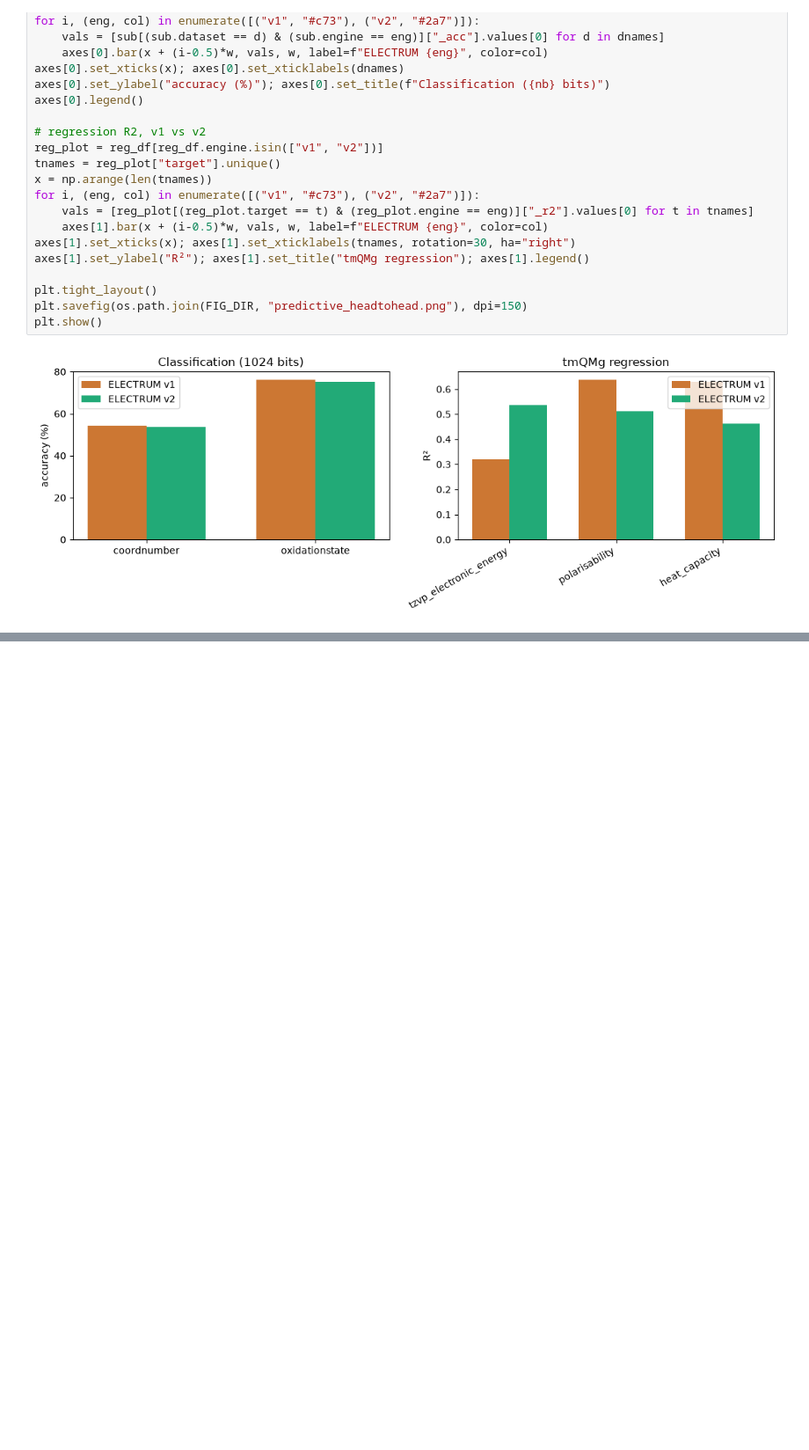
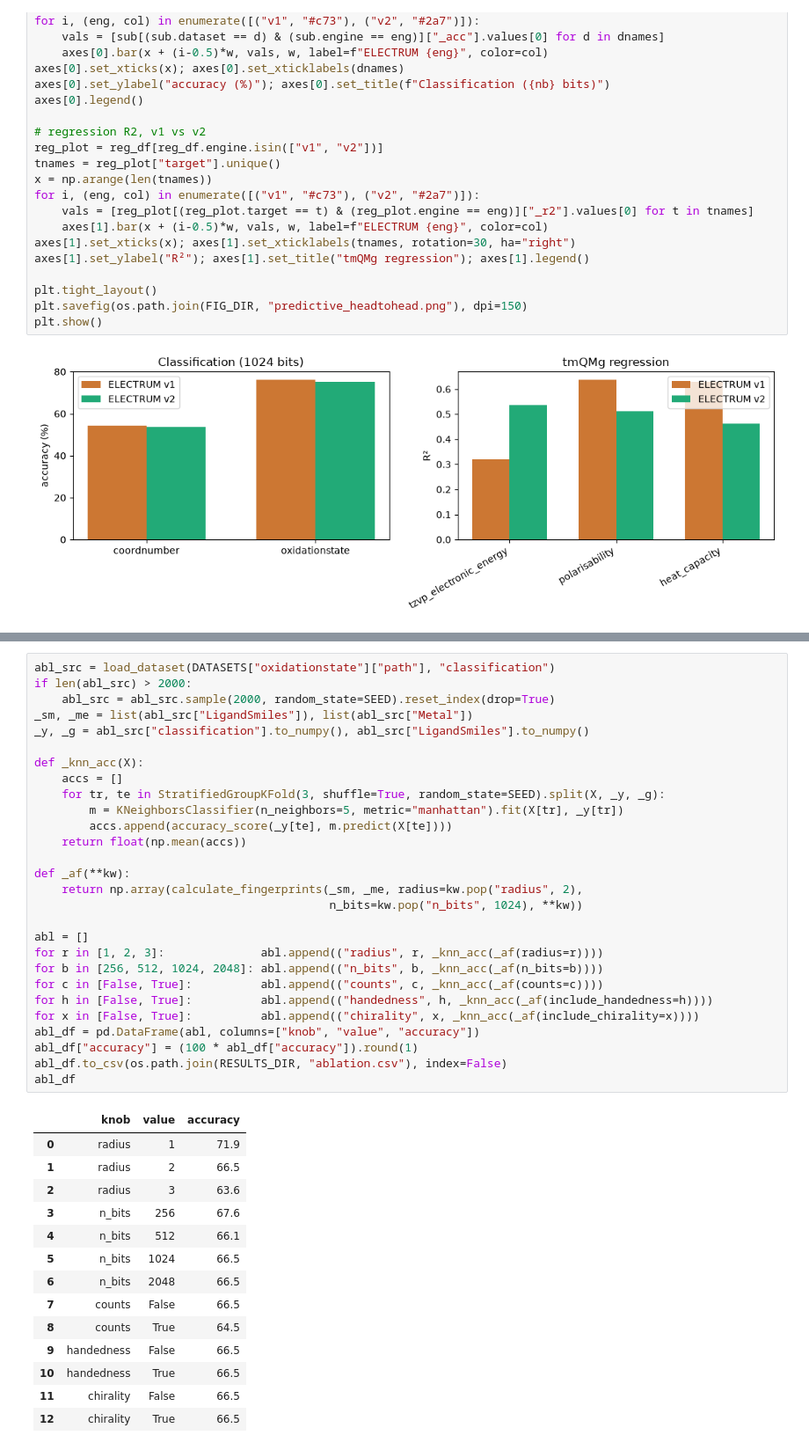
Before and after one commit to TheFreiLab/electrum_val, a Jupyter notebook: 08-electrum-v2-benchmark.ipynb, the cells around one changed output, grey strips where cells are left out. Shown at 88% size. Cells and saved outputs as stored; diff of their text form; blank space fills up the shorter version.

```diff
--- a/08-electrum-v2-benchmark.ipynb
+++ b/08-electrum-v2-benchmark.ipynb
@@ -633,0 +728,43 @@ plt.show()
+# %%
+abl_src = load_dataset(DATASETS["oxidationstate"]["path"], "classification")
+if len(abl_src) > 2000:
+    abl_src = abl_src.sample(2000, random_state=SEED).reset_index(drop=True)
+_sm, _me = list(abl_src["LigandSmiles"]), list(abl_src["Metal"])
+_y, _g = abl_src["classification"].to_numpy(), abl_src["LigandSmiles"].to_numpy()
+
+def _knn_acc(X):
+    accs = []
+    for tr, te in StratifiedGroupKFold(3, shuffle=True, random_state=SEED).split(X, _y, _g):
+        m = KNeighborsClassifier(n_neighbors=5, metric="manhattan").fit(X[tr], _y[tr])
+        accs.append(accuracy_score(_y[te], m.predict(X[te])))
+    return float(np.mean(accs))
+
+def _af(**kw):
+    return np.array(calculate_fingerprints(_sm, _me, radius=kw.pop("radius", 2),
+                                           n_bits=kw.pop("n_bits", 1024), **kw))
+
+abl = []
+for r in [1, 2, 3]:              abl.append(("radius", r, _knn_acc(_af(radius=r))))
+for b in [256, 512, 1024, 2048]: abl.append(("n_bits", b, _knn_acc(_af(n_bits=b))))
+for c in [False, True]:          abl.append(("counts", c, _knn_acc(_af(counts=c))))
+for h in [False, True]:          abl.append(("handedness", h, _knn_acc(_af(include_handedness=h))))
+for x in [False, True]:          abl.append(("chirality", x, _knn_acc(_af(include_chirality=x))))
+abl_df = pd.DataFrame(abl, columns=["knob", "value", "accuracy"])
+abl_df["accuracy"] = (100 * abl_df["accuracy"]).round(1)
+abl_df.to_csv(os.path.join(RESULTS_DIR, "ablation.csv"), index=False)
+abl_df
+# %% [output]
+|  | knob | value | accuracy |
+| 0 | radius | 1 | 71.9 |
+| 1 | radius | 2 | 66.5 |
+| 2 | radius | 3 | 63.6 |
+| 3 | n_bits | 256 | 67.6 |
+| 4 | n_bits | 512 | 66.1 |
+| 5 | n_bits | 1024 | 66.5 |
+| 6 | n_bits | 2048 | 66.5 |
+| 7 | counts | False | 66.5 |
+| 8 | counts | True | 64.5 |
+| 9 | handedness | False | 66.5 |
+| 10 | handedness | True | 66.5 |
+| 11 | chirality | False | 66.5 |
+| 12 | chirality | True | 66.5 |
```
Also changed, not shown: parts of 13 cells of this notebook, 1 other file.
